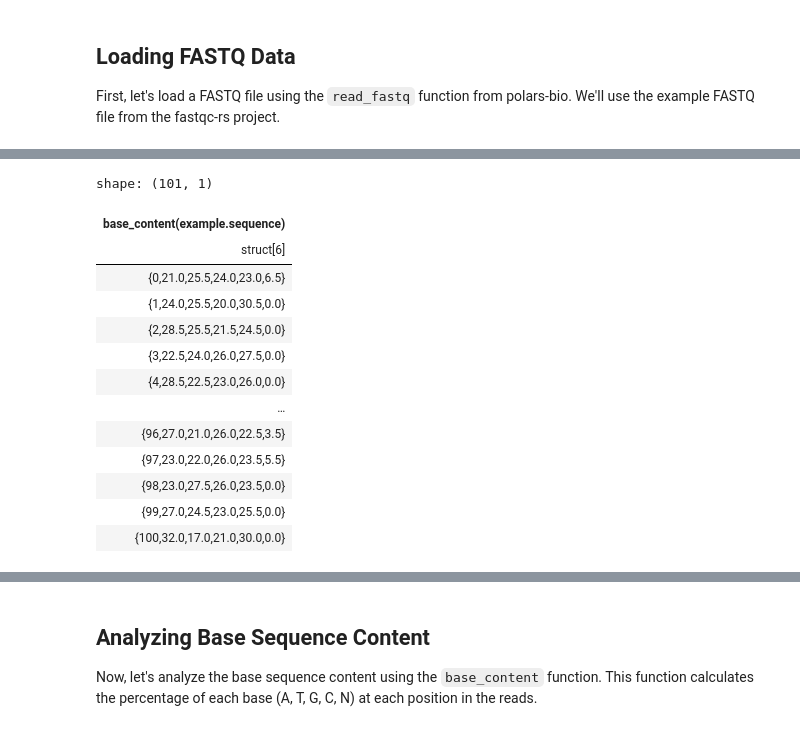
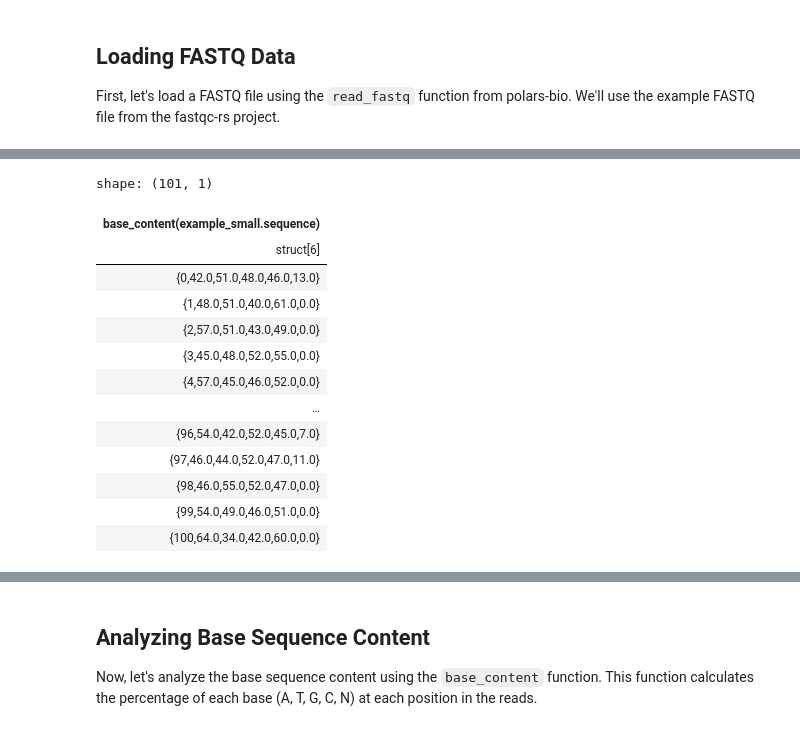
Before and after one commit to bartwild/polars-bio, a Jupyter notebook: examples/base_content_qc.ipynb, the cells around one changed output, grey strips where cells are left out. Saved outputs shown, nothing was run; the diff lists cells and outputs as text; code cells hidden in the pictures.

```diff
--- a/examples/base_content_qc.ipynb
+++ b/examples/base_content_qc.ipynb
@@ -63,19 +53,18 @@ shape: (4, 3)
 # %%
-pb.sql("select base_content(sequence) from example;").collect()
-pb.ctx.set_option("datafusion.execution.target_partitions", str(2))
-pb.sql("select base_content(sequence) from example;").collect()
+pb.sql("describe example_small").collect()
+pb.sql("select base_content(sequence) from example_small;").collect()
 # %% [output]
 shape: (101, 1)
-| base_content(example.sequence) |
+| base_content(example_small.sequence) |
 | struct[6] |
-| {0,21.0,25.5,24.0,23.0,6.5} |
-| {1,24.0,25.5,20.0,30.5,0.0} |
-| {2,28.5,25.5,21.5,24.5,0.0} |
-| {3,22.5,24.0,26.0,27.5,0.0} |
-| {4,28.5,22.5,23.0,26.0,0.0} |
+| {0,42.0,51.0,48.0,46.0,13.0} |
+| {1,48.0,51.0,40.0,61.0,0.0} |
+| {2,57.0,51.0,43.0,49.0,0.0} |
+| {3,45.0,48.0,52.0,55.0,0.0} |
+| {4,57.0,45.0,46.0,52.0,0.0} |
 | … |
-| {96,27.0,21.0,26.0,22.5,3.5} |
-| {97,23.0,22.0,26.0,23.5,5.5} |
-| {98,23.0,27.5,26.0,23.5,0.0} |
-| {99,27.0,24.5,23.0,25.5,0.0} |
-| {100,32.0,17.0,21.0,30.0,0.0} |
+| {96,54.0,42.0,52.0,45.0,7.0} |
+| {97,46.0,44.0,52.0,47.0,11.0} |
+| {98,46.0,55.0,52.0,47.0,0.0} |
+| {99,54.0,49.0,46.0,51.0,0.0} |
+| {100,64.0,34.0,42.0,60.0,0.0} |
```
Also changed, not shown: parts of 8 cells of this notebook, 4 other files.
